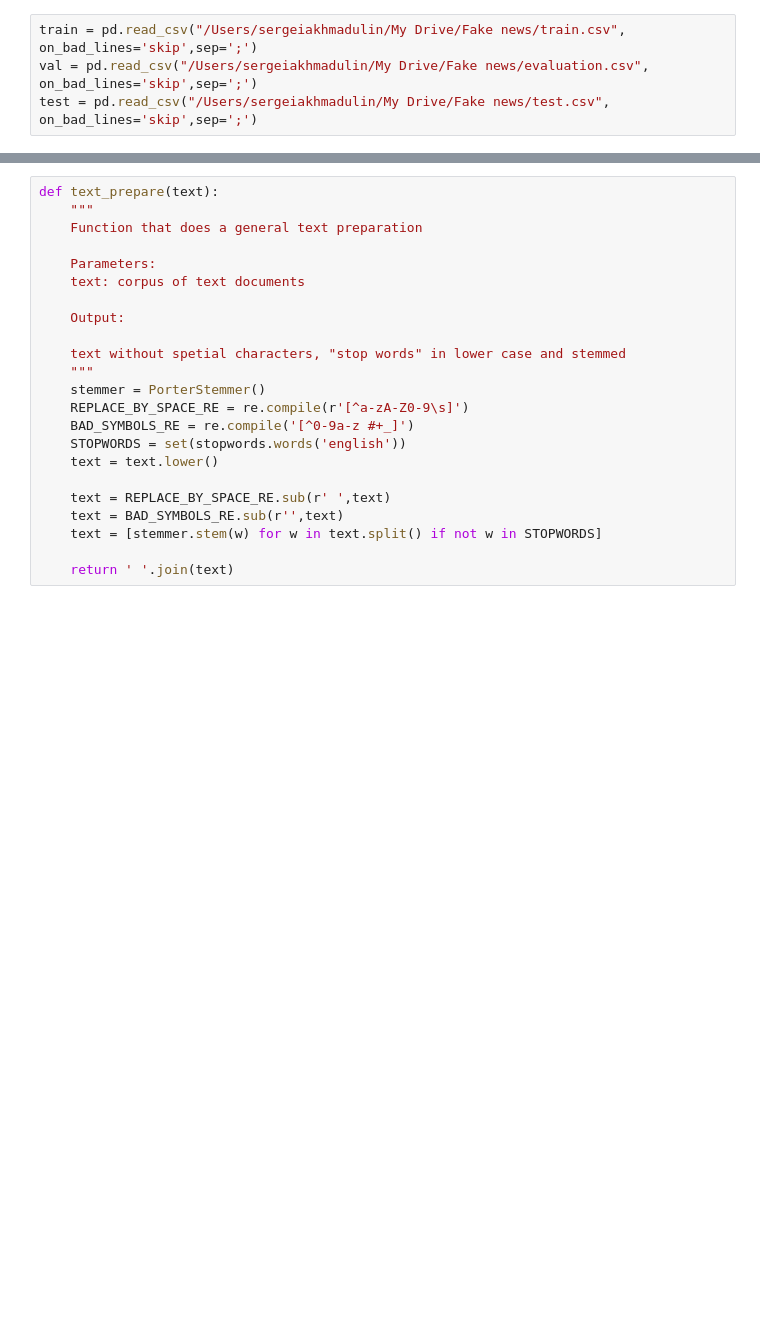
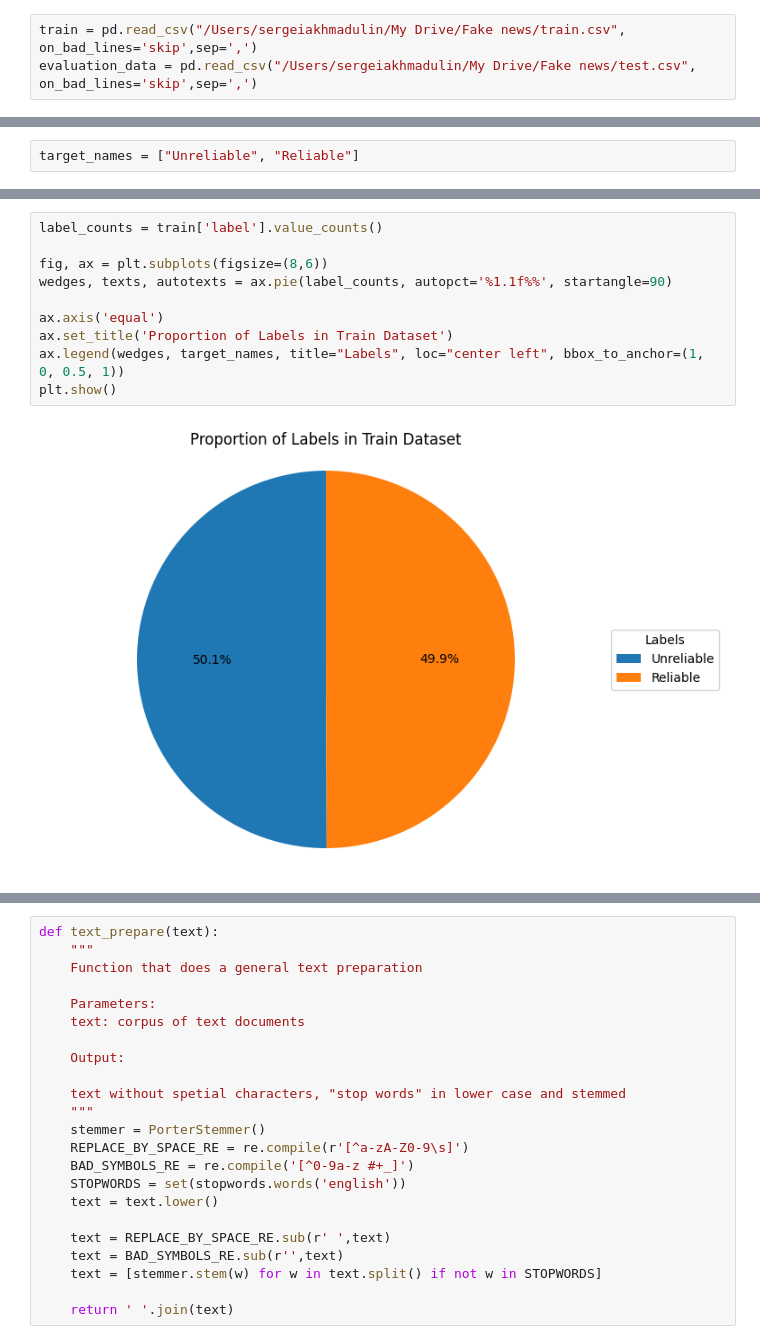
Before and after one commit to SergeyAkh/Fake-news, a Jupyter notebook: Fake_news.ipynb, the cells around one changed output, grey strips where cells are left out. Cells and saved outputs as stored; diff of their text form; blank space fills up the shorter version.

```diff
--- a/Fake_news.ipynb
+++ b/Fake_news.ipynb
@@ -21,4 +27,3 @@ import seaborn as sns
 # %%
-train = pd.read_csv("/Users/sergeiakhmadulin/My Drive/Fake news/train.csv", on_bad_lines='skip',sep=';')
-val = pd.read_csv("/Users/sergeiakhmadulin/My Drive/Fake news/evaluation.csv", on_bad_lines='skip',sep=';')
-test = pd.read_csv("/Users/sergeiakhmadulin/My Drive/Fake news/test.csv", on_bad_lines='skip',sep=';')
+train = pd.read_csv("/Users/sergeiakhmadulin/My Drive/Fake news/train.csv", on_bad_lines='skip',sep=',')
+evaluation_data = pd.read_csv("/Users/sergeiakhmadulin/My Drive/Fake news/test.csv", on_bad_lines='skip',sep=',')
@@ -61,0 +39,2 @@ plt.show()
+# %%
+target_names = ["Unreliable", "Reliable"]
@@ -61,0 +60,12 @@ plt.show()
+# %%
+label_counts = train['label'].value_counts()
+
+fig, ax = plt.subplots(figsize=(8,6))
+wedges, texts, autotexts = ax.pie(label_counts, autopct='%1.1f%%', startangle=90)
+
+ax.axis('equal')
+ax.set_title('Proportion of Labels in Train Dataset')
+ax.legend(wedges, target_names, title="Labels", loc="center left", bbox_to_anchor=(1, 0, 0.5, 1))
+plt.show()
+# %% [output]
+[figure, added]
```
Also changed, not shown: parts of 39 cells of this notebook.
